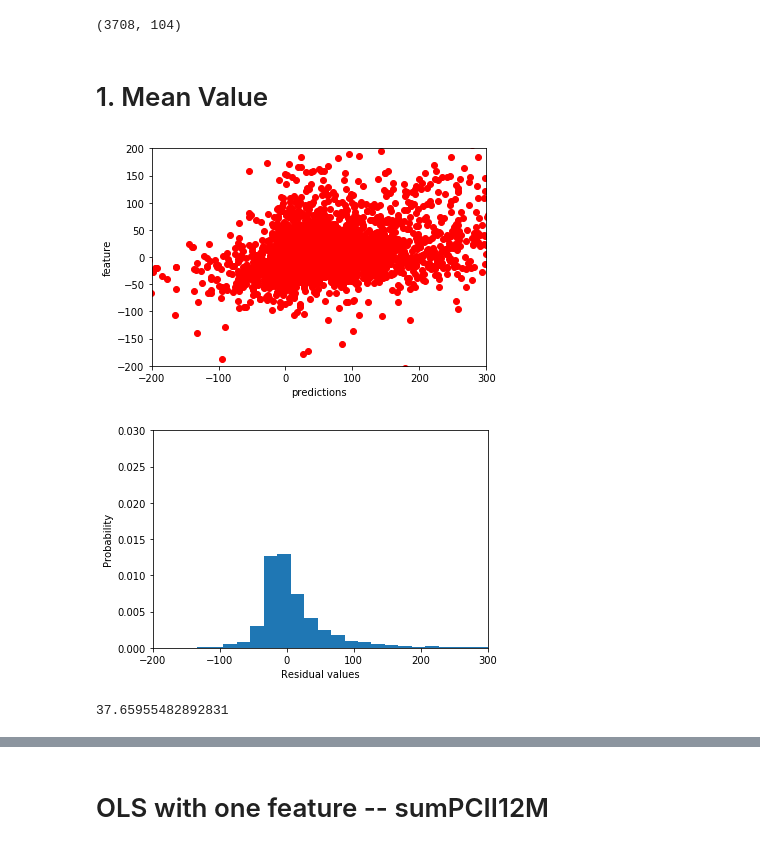
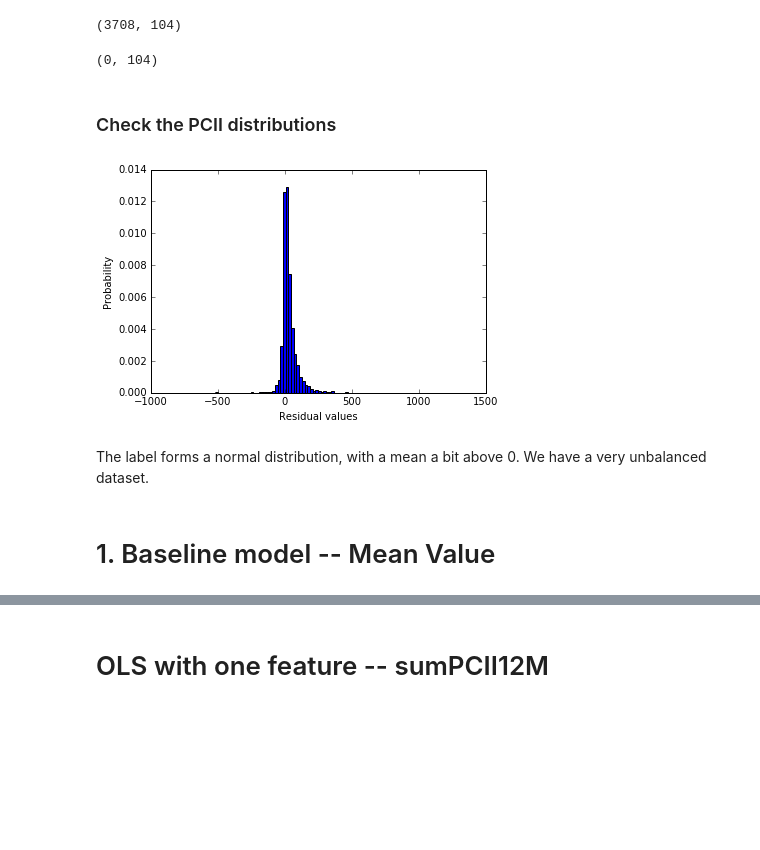
Before and after one commit to Zhenxingzhang/LearningRegression, a Jupyter notebook: CLV_Demo.ipynb, the cells around one changed output, grey strips where cells are left out. Saved outputs shown, nothing was run; the diff lists cells and outputs as text; code cells hidden in the pictures; blank space fills up the shorter version.

```diff
--- a/CLV_Demo.ipynb
+++ b/CLV_Demo.ipynb
@@ -51,0 +51,12 @@ def rmse(y, preds):
+# %%
+filter_data.loc[filter_data['sumPCIINext3M'] == 0].shape
+# %% [output]
+(0, 104)
+# %% [markdown]
+<h3>Check the PCII distributions</h3>
+# %%
+draw_hist(filter_data['sumPCIINext3M'])
+# %% [output]
+[figure, added]
+# %% [markdown]
+The label forms a normal distribution, with a mean a bit above 0. We have a very unbalanced dataset.
@@ -54,5 +105,5 @@ data_train, data_test = train_test_split(filter_data,test_size=0.0, random_state
 # %% [markdown]
-# 1. Mean Value
+# 1. Baseline model -- Mean Value
 # %%
 X_train = data_train['sumPCII12M']
 y_train = data_train['sumPCIINext3M']
@@ -60,17 +111,4 @@ y_train = data_train['sumPCIINext3M']
 average_spend_pq = X_train.mean()/4
 # %%
 preds = [average_spend_pq] * X_train.shape[0]
-# %%
-residual = y_train - preds
-draw_residual_plot(X_train, residual)
-# %% [output]
-[figure, removed]
-# %%
-draw_residual_hist(residual)
-# %% [output]
-[figure, removed]
-# %%
-calculate_std_error(residual)
-# %% [output]
-37.65955482892831
 # %%
```
Also changed, not shown: parts of 25 cells of this notebook.
